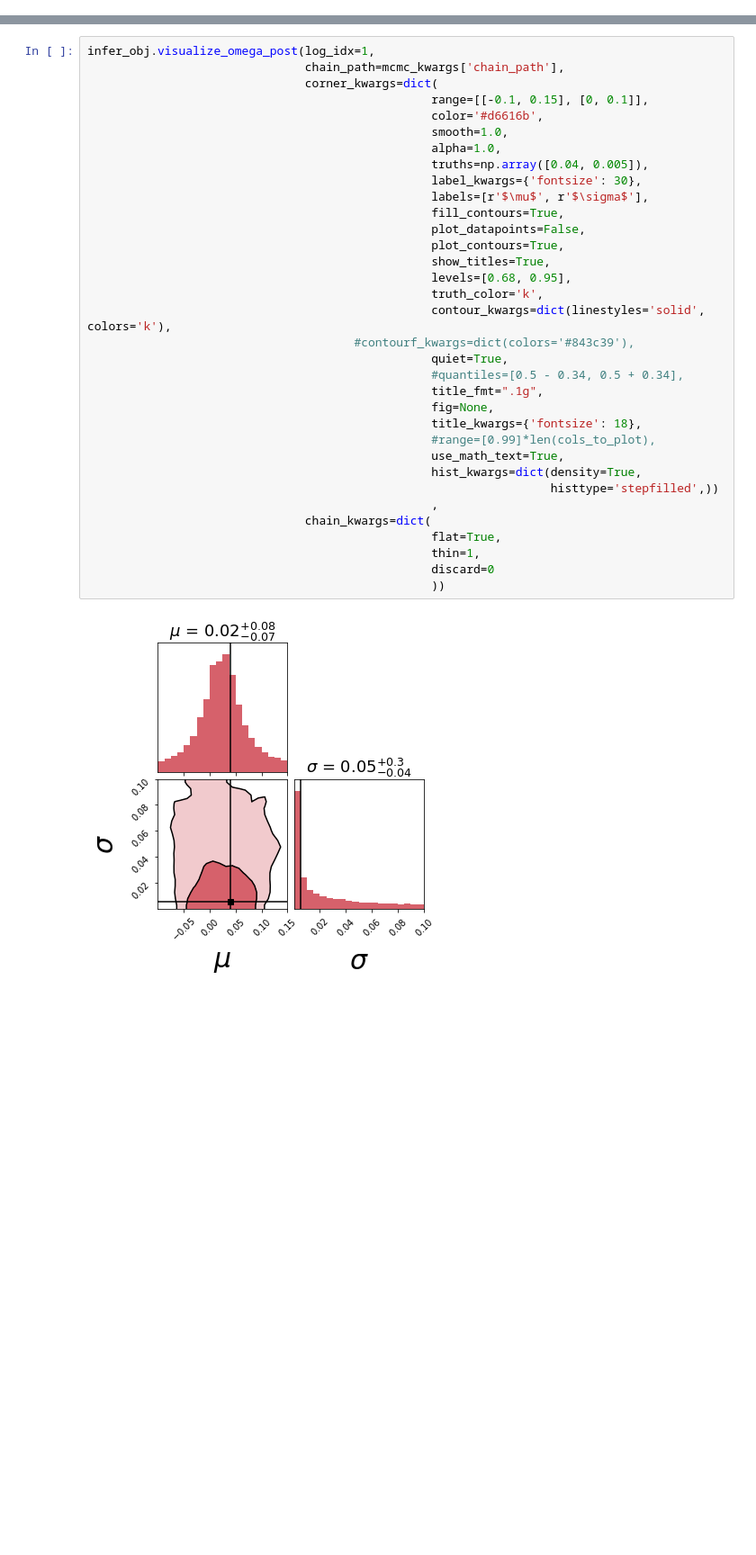
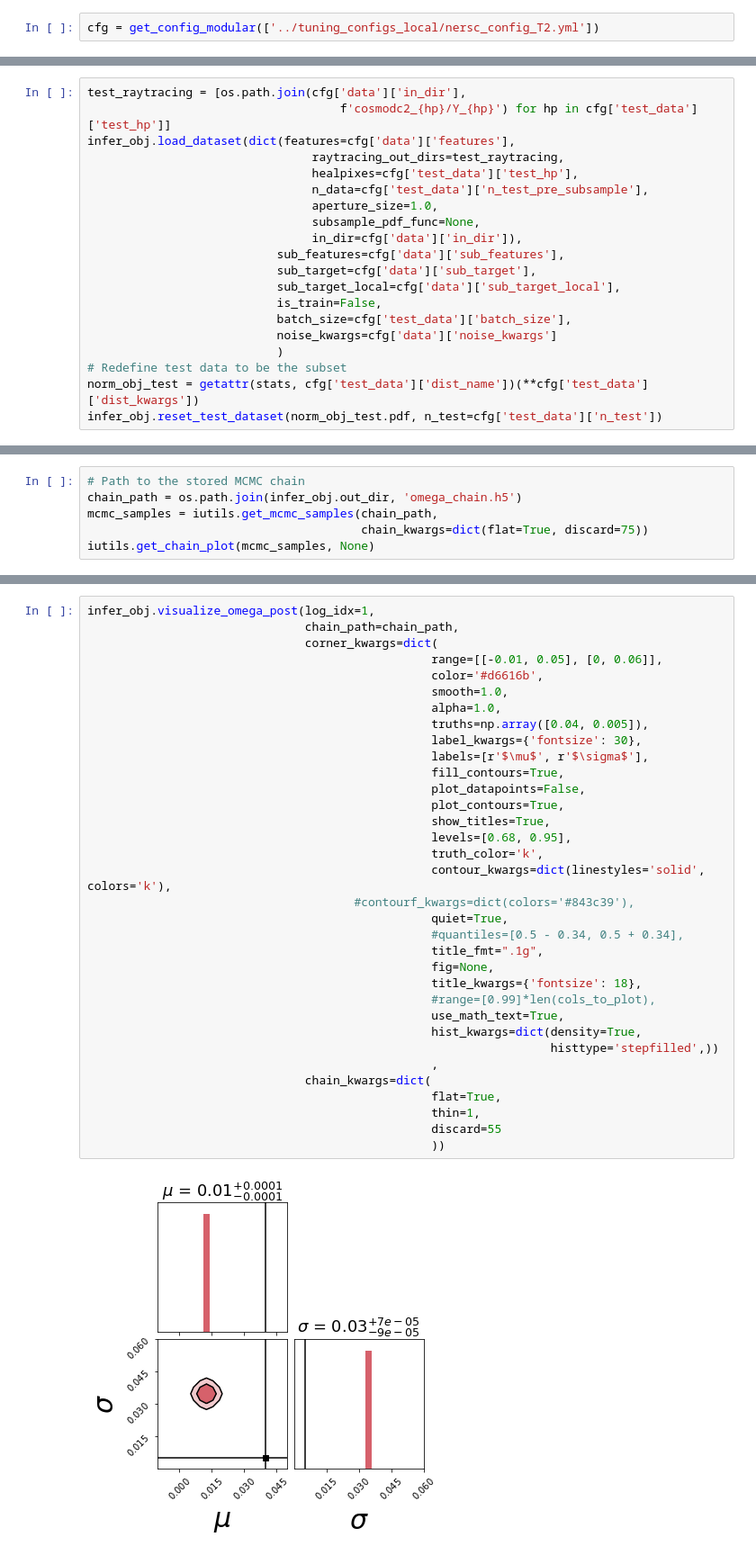
Before and after one commit to jiwoncpark/node-to-joy, a Jupyter notebook: demo/Hierarchical_Inference.ipynb, the cells around one changed output, grey strips where cells are left out. Shown: that part at 90% size. Cells and saved outputs as stored; diff of their text form; blank space fills up the shorter version.

```diff
--- a/demo/Hierarchical_Inference.ipynb
+++ b/demo/Hierarchical_Inference.ipynb
@@ -119,0 +35,2 @@ mcmc_kwargs = dict(p0=p0,
+# %%
+cfg = get_config_modular(['../tuning_configs_local/nersc_config_T2.yml'])
@@ -119,0 +67,20 @@ mcmc_kwargs = dict(p0=p0,
+# %%
+test_raytracing = [os.path.join(cfg['data']['in_dir'],
+                                    f'cosmodc2_{hp}/Y_{hp}') for hp in cfg['test_data']['test_hp']]
+infer_obj.load_dataset(dict(features=cfg['data']['features'],
+                                raytracing_out_dirs=test_raytracing,
+                                healpixes=cfg['test_data']['test_hp'],
+                                n_data=cfg['test_data']['n_test_pre_subsample'],
+                                aperture_size=1.0,
+                                subsample_pdf_func=None,
+                                in_dir=cfg['data']['in_dir']),
+                           sub_features=cfg['data']['sub_features'],
+                           sub_target=cfg['data']['sub_target'],
+                           sub_target_local=cfg['data']['sub_target_local'],
+                           is_train=False,
+                           batch_size=cfg['test_data']['batch_size'],
+                           noise_kwargs=cfg['data']['noise_kwargs']
+                           )
+# Redefine test data to be the subset
+norm_obj_test = getattr(stats, cfg['test_data']['dist_name'])(**cfg['test_data']['dist_kwargs'])
+infer_obj.reset_test_dataset(norm_obj_test.pdf, n_test=cfg['test_data']['n_test'])
@@ -119,0 +109,6 @@ mcmc_kwargs = dict(p0=p0,
+# %%
+# Path to the stored MCMC chain
+chain_path = os.path.join(infer_obj.out_dir, 'omega_chain.h5')
+mcmc_samples = iutils.get_mcmc_samples(chain_path,
+                                       chain_kwargs=dict(flat=True, discard=75))
+iutils.get_chain_plot(mcmc_samples, None)
@@ -120,38 +117,38 @@ mcmc_kwargs = dict(p0=p0,
 # %%
 infer_obj.visualize_omega_post(log_idx=1,
-                               chain_path=mcmc_kwargs['chain_path'],
+                               chain_path=chain_path,
                                corner_kwargs=dict(
-                                                 range=[[-0.1, 0.15], [0, 0.1]],
+                                                 range=[[-0.01, 0.05], [0, 0.06]],
                                                  color='#d6616b',
                                                  smooth=1.0,
                                                  alpha=1.0,
                                                  truths=np.array([0.04, 0.005]),
                                                  label_kwargs={'fontsize': 30},
                                                  labels=[r'$\mu$', r'$\sigma$'],
                                                  fill_contours=True,
                                                  plot_datapoints=False,
                                                  plot_contours=True,
                                                  show_titles=True,
                                                  levels=[0.68, 0.95],
                                                  truth_color='k',
                                                  contour_kwargs=dict(linestyles='solid', colors='k'),
                                       #contourf_kwargs=dict(colors='#843c39'),
                                                  quiet=True,
                                                  #quantiles=[0.5 - 0.34, 0.5 + 0.34],
                                                  title_fmt=".1g",
                                                  fig=None,
                                                  title_kwargs={'fontsize': 18},
                                                  #range=[0.99]*len(cols_to_plot),
                                                  use_math_text=True,
                                                  hist_kwargs=dict(density=True,
                                                                   histtype='stepfilled',))
                                                  ,
                                chain_kwargs=dict(
                                                  flat=True,
                                                  thin=1,
-                                                 discard=0
+                                                 discard=55
                                                  ))
 # %% [output]
-[figure, old version]
+[figure, new version]
 # %%
 infer_obj.visualize_omega_post(log_idx=None,
```
Also changed, not shown: parts of 15 cells of this notebook, 3 other files.
